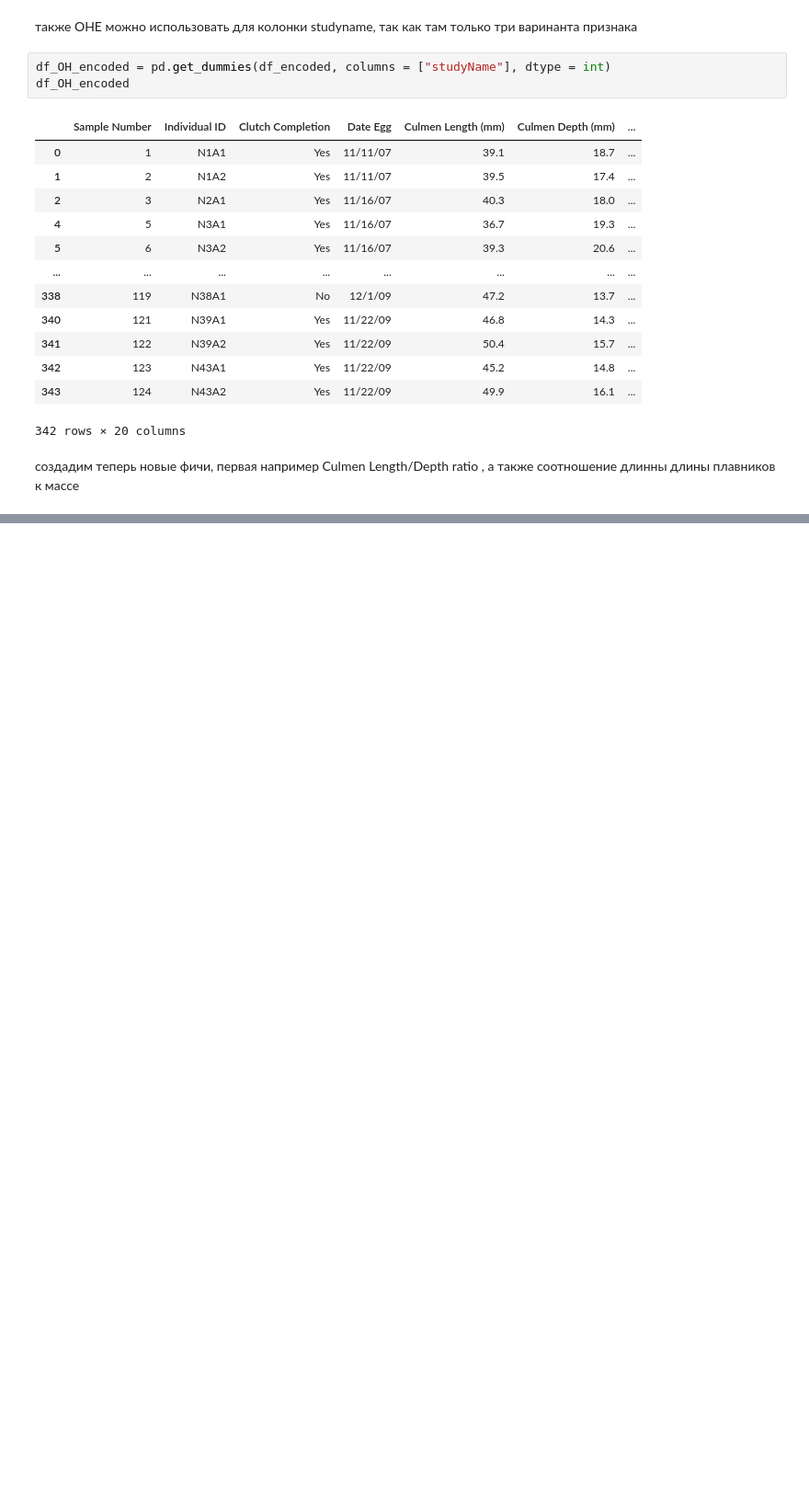
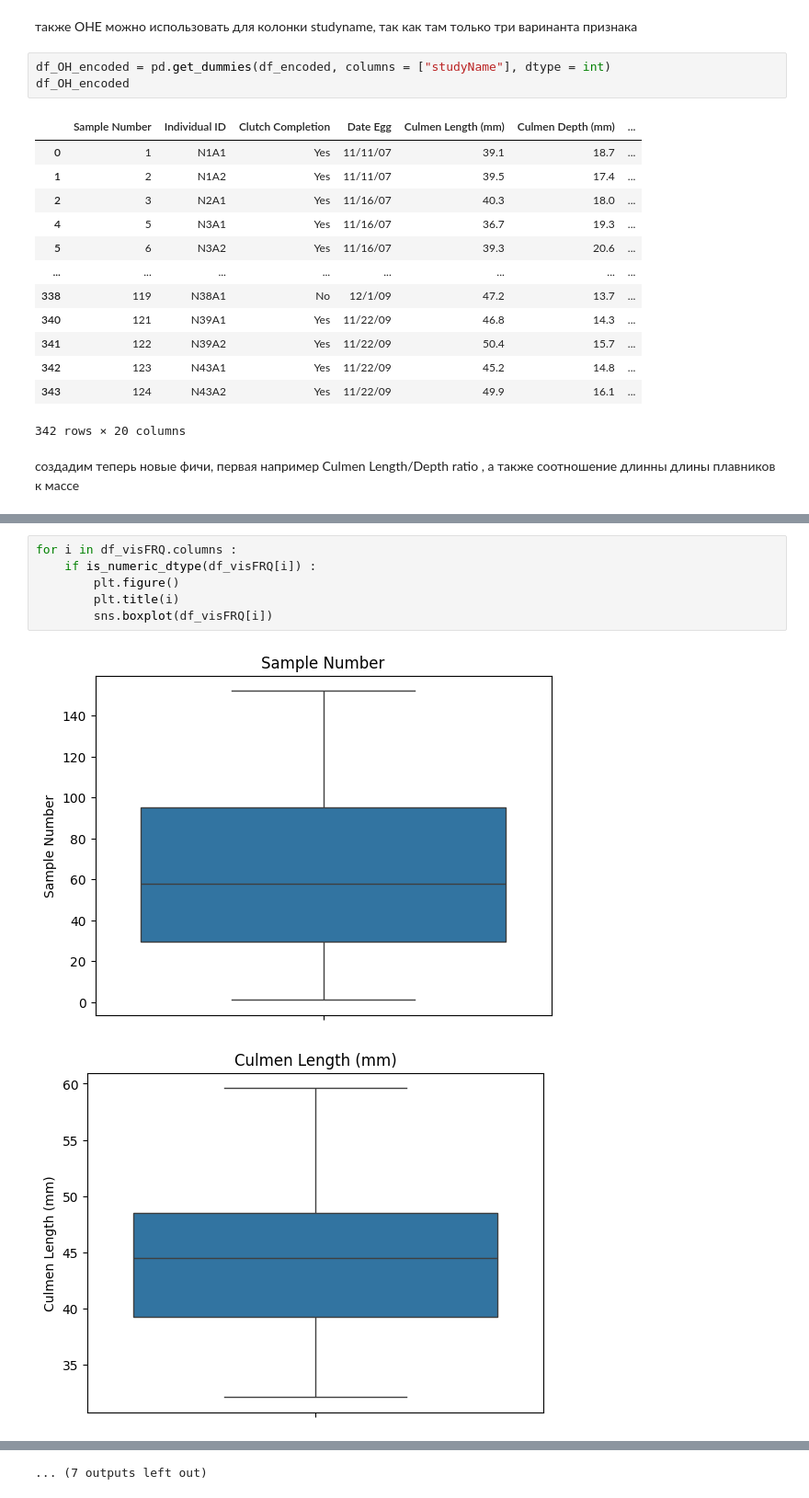
Before and after one commit to DEdVGarage/ml-course-hw, a Jupyter notebook: hw02_EDA/EDA_HW_ML.ipynb, the cells around one changed output, grey strips where cells are left out. Shown at 92% size. Saved outputs shown, nothing was run; the diff lists cells and outputs as text; blank space fills up the shorter version.

```diff
--- a/hw02_EDA/EDA_HW_ML.ipynb
+++ b/hw02_EDA/EDA_HW_ML.ipynb
@@ -342,0 +415,9 @@ df
+# %%
+for i in df_visFRQ.columns :
+    if is_numeric_dtype(df_visFRQ[i]) :
+        plt.figure()
+        plt.title(i)
+        sns.boxplot(df_visFRQ[i])
+# %% [output]
+[figure, added]
+[figure, added]
@@ -342,0 +434 @@ df
+... (7 outputs left out)
```
Also changed, not shown: parts of 14 cells of this notebook.
